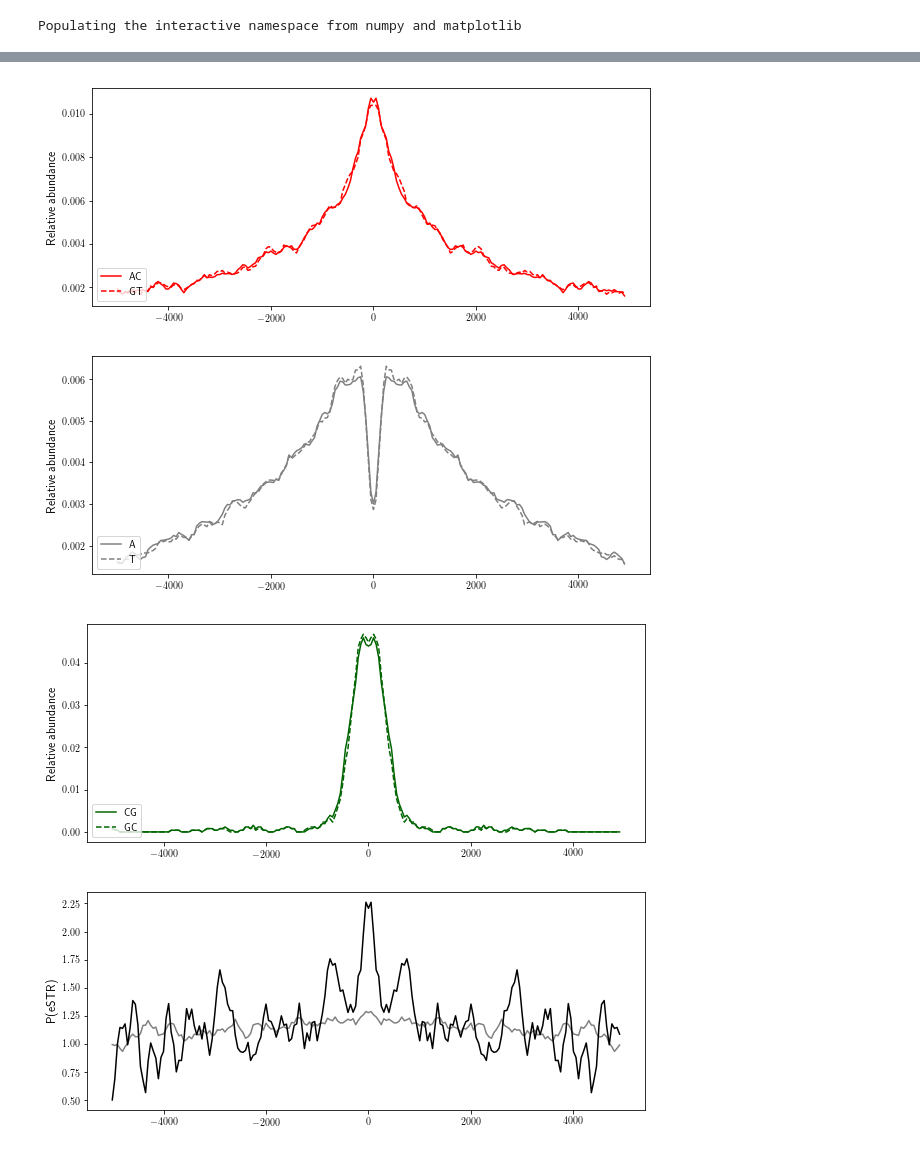
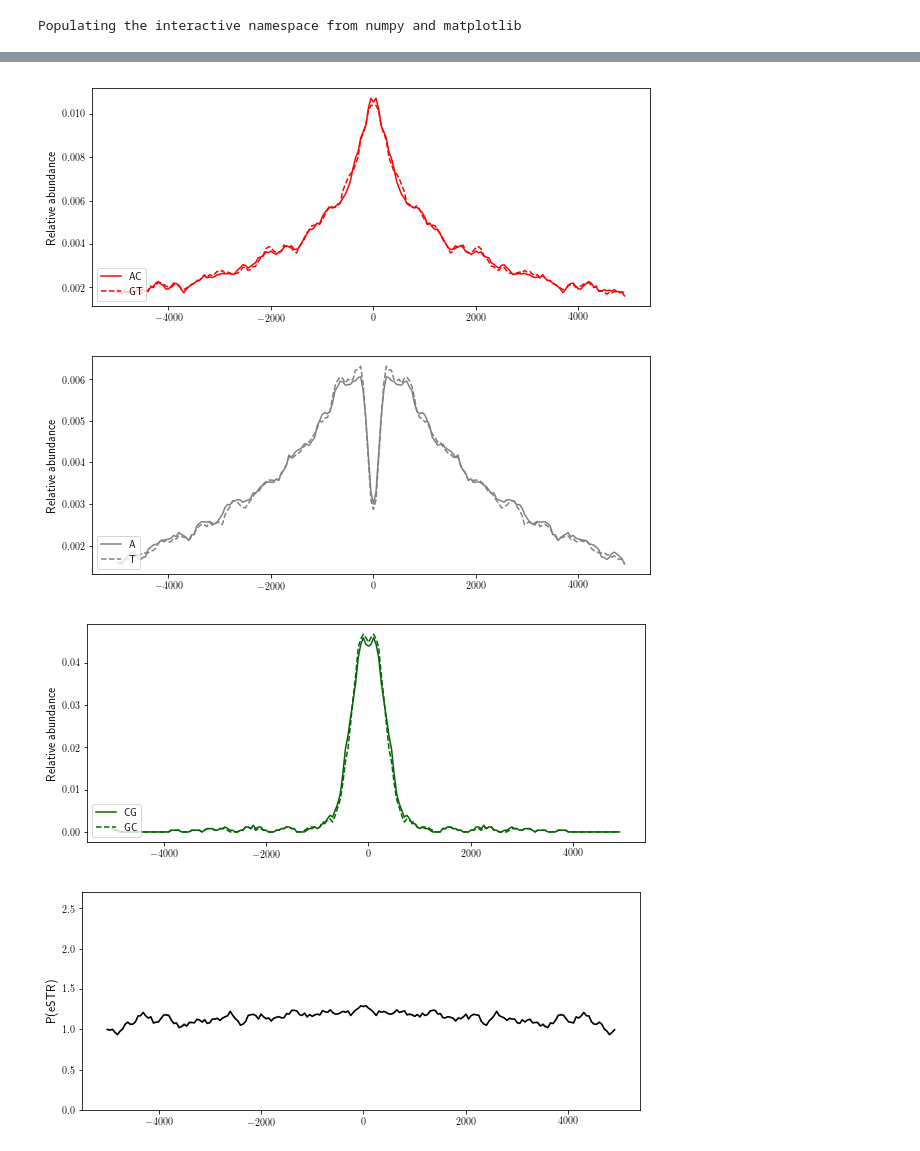
Before and after one commit to gymreklab/gtex-estrs-paper, a Jupyter notebook: figures/eSTR-GTEx-Revision-Figure2-TSS.ipynb, the cells around one changed output, grey strips where cells are left out. Drawn from its saved outputs; the diff is of its cells as text; code cells hidden in the pictures.

```diff
--- a/figures/eSTR-GTEx-Revision-Figure2-TSS.ipynb
+++ b/figures/eSTR-GTEx-Revision-Figure2-TSS.ipynb
@@ -23,8 +23,7 @@ import statsmodels.stats.multitest
 ############ Set up paths #############
 SAVEPLOT = True
 
-MIN_CAUSAL_SCORE = 0.3
-
+MIN_CAUSAL_SCORE = 0.0 #0.3 redoing with other caviar thresholds
 
 ############ Load data #############
 allstrs = pd.read_csv(os.path.join(DATADIR, "misc", "all_analyzed_strs.tab"), sep="\t")
@@ -145,7 +144,7 @@ def Smooth(x, buf=2, avg=None, norm=False):
         newx.append(np.mean(x[l:u]))
     return newx
 
-def PlotPosition(num, p, p_causal, p_avg, pcausal_avg, bins=default_bins, buf=2, col=None, RESULTSDIR=None):
+def PlotPosition(num, p, p_causal, p_avg, pcausal_avg, bins=default_bins, buf=2, col=None, RESULTSDIR=None, ymax=None, suffix=""):
     colors = {
     "ALL": ("black", "solid"),
     "A": ("gray", "solid"),
@@ -196,8 +195,9 @@ def PlotPosition(num, p, p_causal, p_avg, pcausal_avg, bins=default_bins, buf=2,
         else: w = 0.5
         ax.plot(bins[:-1], (Smooth(p[key], avg=p_avg, buf=buf)), color=ESTR_COLOR, linewidth=w, label=key)
         ax.plot(bins[:-1], (Smooth(p_causal[key], avg=p_causal_avg, buf=buf)), color=CAUSAL_COLOR, linewidth=w, label=key)
+    if ymax is not None: ax.set_ylim(bottom=0, top=ymax)
     ax.set_ylabel("P(eSTR)", size=12)
-    if RESULTSDIR is not None: fig.savefig(os.path.join(RESULTSDIR, "Figure2_%s_peSTR.pdf"%col))
+    if RESULTSDIR is not None: fig.savefig(os.path.join(RESULTSDIR, "Figure2_%s_peSTR%s.pdf"%(col, suffix)))
 # %%
 # TSS Localization
 geneannot["gene"] = geneannot["gene.id"]
@@ -224,10 +224,10 @@ PlotPosition(num, p, p_causal, p_avg, p_causal_avg, bins=bins, buf=2, col="dist.
 # %%
 bins = np.arange(-5000, 5000, 50)
 num, p, p_causal, p_avg, p_causal_avg = ProcessData(all_str_genes, estrs, estrs[estrs["score"]>=MIN_CAUSAL_SCORE], "dist.dnase", bins=bins, useabs=True)
-PlotPosition(num, p, p_causal, p_avg, p_causal_avg, bins=bins, buf=2, col="dist.dnase", RESULTSDIR=RESULTSDIR)
+PlotPosition(num, p, p_causal, p_avg, p_causal_avg, bins=bins, buf=2, col="dist.dnase", ymax=2.7, RESULTSDIR=RESULTSDIR, suffix="_%s"%MIN_CAUSAL_SCORE)
 # %% [output]
 [figure]
 [figure]
 [figure]
 [figure]
-[figure, old version]
+[figure, new version]
```
Also changed, not shown: parts of 1 cell of this notebook, 11 other files.
